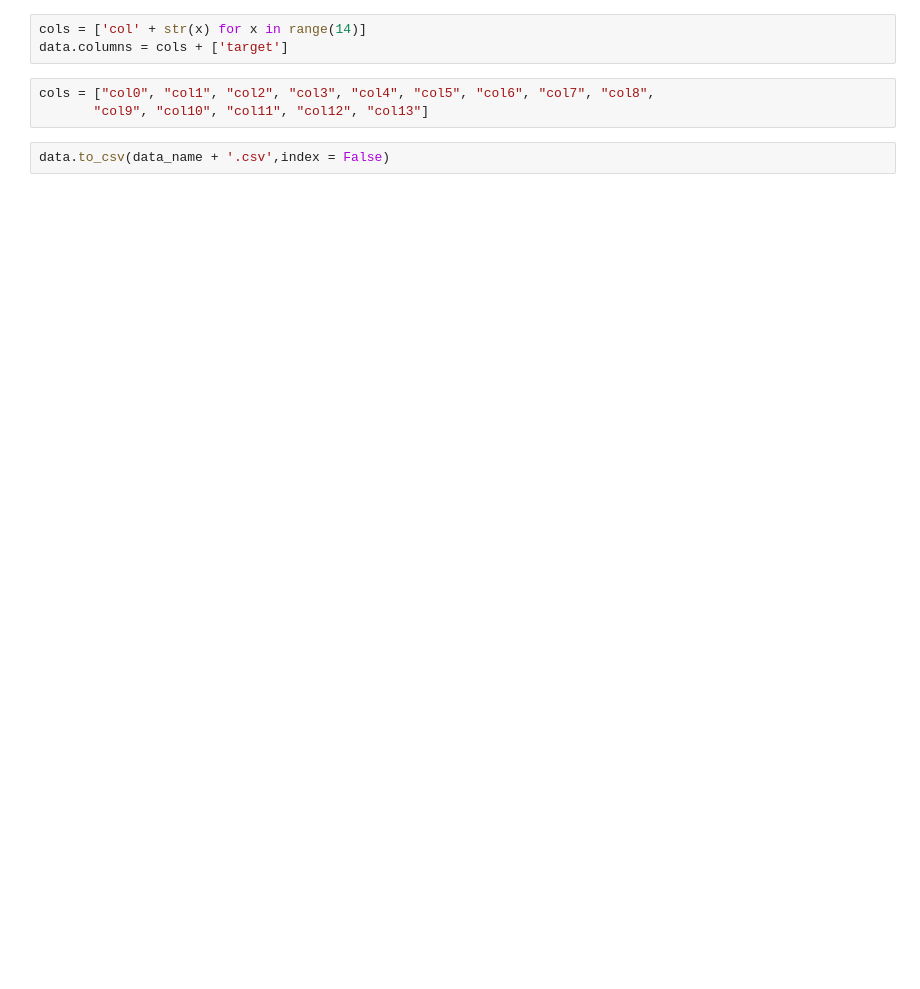
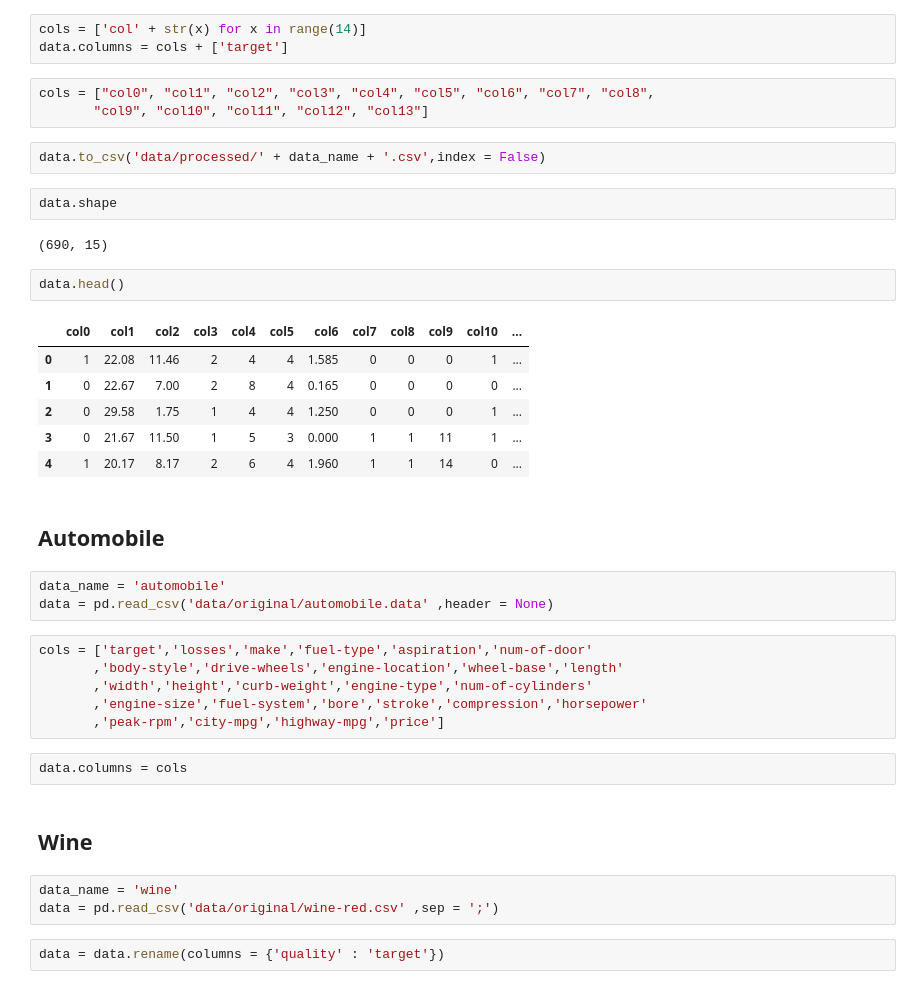
Before and after one commit to 000namc/python-sklearn-svm-kernels, a Jupyter notebook: preprocess.ipynb, the cells around one changed output. Drawn from its saved outputs; the diff is of its cells as text; blank space fills up the shorter version.

```diff
--- a/preprocess.ipynb
+++ b/preprocess.ipynb
@@ -87,4 +132,37 @@ data.columns = cols + ['target']
 cols = ["col0", "col1", "col2", "col3", "col4", "col5", "col6", "col7", "col8",
        "col9", "col10", "col11", "col12", "col13"]
 # %%
-data.to_csv(data_name + '.csv',index = False)
+data.to_csv('data/processed/' + data_name + '.csv',index = False)
+# %%
+data.shape
+# %% [output]
+(690, 15)
+# %%
+data.head()
+# %% [output]
+|  | col0 | col1 | col2 | col3 | col4 | col5 | col6 | col7 | col8 | col9 | col10 | ... |
+| 0 | 1 | 22.08 | 11.46 | 2 | 4 | 4 | 1.585 | 0 | 0 | 0 | 1 | ... |
+| 1 | 0 | 22.67 | 7.00 | 2 | 8 | 4 | 0.165 | 0 | 0 | 0 | 0 | ... |
+| 2 | 0 | 29.58 | 1.75 | 1 | 4 | 4 | 1.250 | 0 | 0 | 0 | 1 | ... |
+| 3 | 0 | 21.67 | 11.50 | 1 | 5 | 3 | 0.000 | 1 | 1 | 11 | 1 | ... |
+| 4 | 1 | 20.17 | 8.17 | 2 | 6 | 4 | 1.960 | 1 | 1 | 14 | 0 | ... |
+# %% [markdown]
+## Automobile
+# %%
+data_name = 'automobile'
+data = pd.read_csv('data/original/automobile.data' ,header = None)
+# %%
+cols = ['target','losses','make','fuel-type','aspiration','num-of-door'
+       ,'body-style','drive-wheels','engine-location','wheel-base','length'
+       ,'width','height','curb-weight','engine-type','num-of-cylinders'
+       ,'engine-size','fuel-system','bore','stroke','compression','horsepower'
+       ,'peak-rpm','city-mpg','highway-mpg','price']
+# %%
+data.columns = cols
+# %% [markdown]
+## Wine
+# %%
+data_name = 'wine'
+data = pd.read_csv('data/original/wine-red.csv' ,sep = ';')
+# %%
+data = data.rename(columns = {'quality' : 'target'})
```
Also changed, not shown: parts of 39 cells of this notebook, 14 other files.
